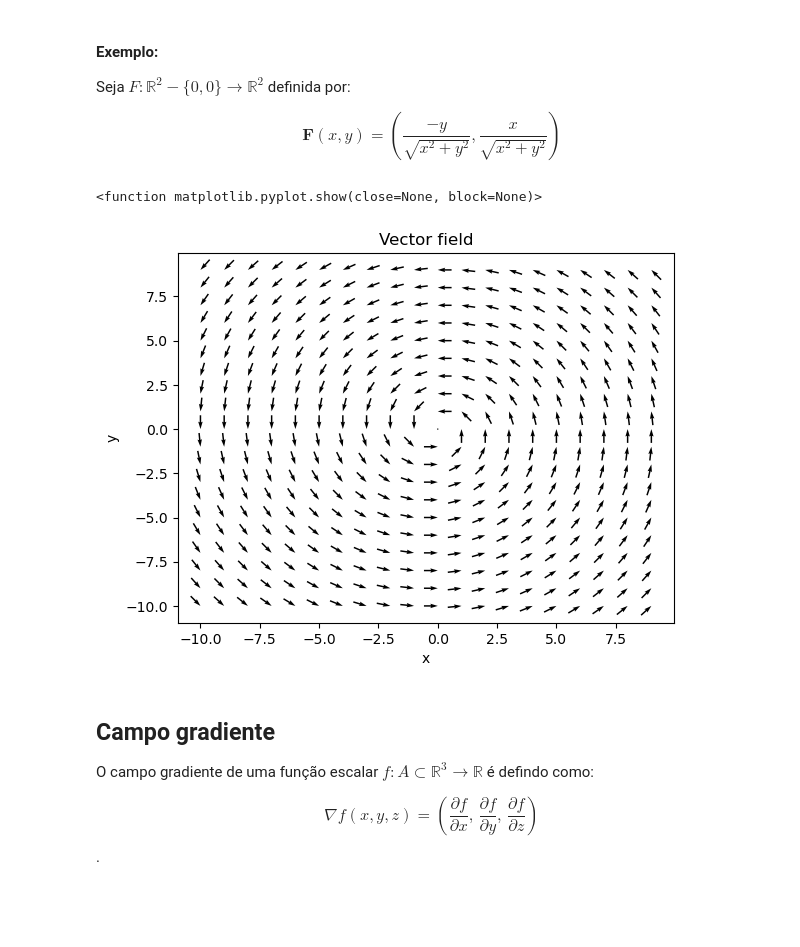
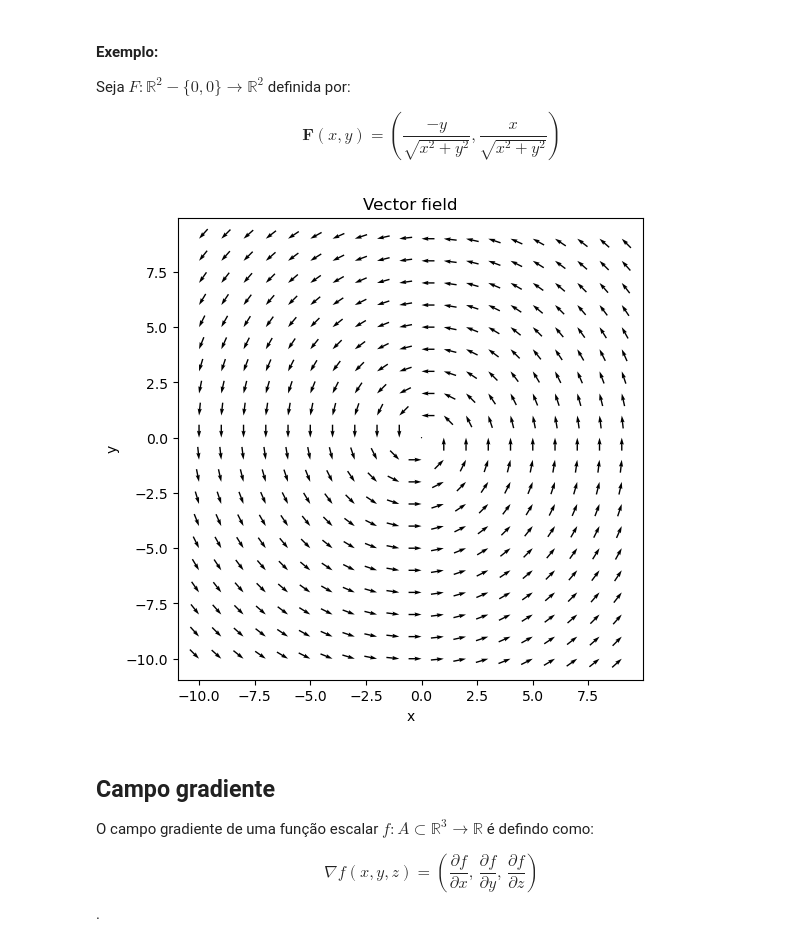
Before and after one commit to andrelreis/geofisica1, a Jupyter notebook: code/0. analise_vetorial/analise_vetorial.ipynb, the cells around one changed output. Cells and saved outputs as stored; diff of their text form; code cells hidden in the pictures; blank space fills up the shorter version.

```diff
--- a/code/0. analise_vetorial/analise_vetorial.ipynb
+++ b/code/0. analise_vetorial/analise_vetorial.ipynb
@@ -128,17 +144,16 @@ X,Y = np.meshgrid(x,y)
 Fx = -Y/(np.sqrt(X**2 + Y**2) + 1e-10)
 Fy = X/(np.sqrt(X*X + Y*Y)  + 1e-10)
 # %%
-fig,ax = plt.subplots()
+fig,ax = plt.subplots(figsize=(6,6))
 
 q = ax.quiver(X, Y, Fx, Fy,pivot='tip',color='k')
 ax.set_title('Vector field')
 ax.set_xlabel('x')
 ax.set_ylabel('y')
 
-plt.show
+plt.show()
 # %% [output]
-<function matplotlib.pyplot.show(close=None, block=None)>
-[figure, old version]
+[figure, new version]
 # %% [markdown]
 ## Campo gradiente
 
```
Also changed, not shown: parts of 6 cells of this notebook.
